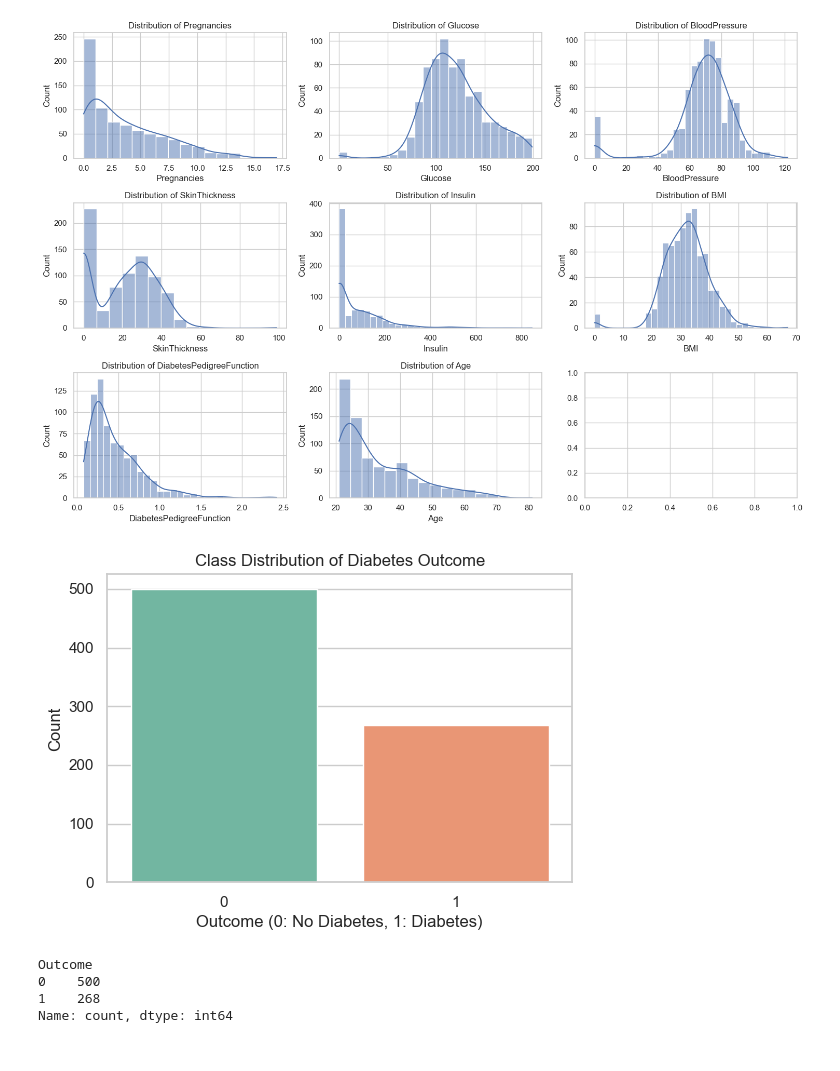
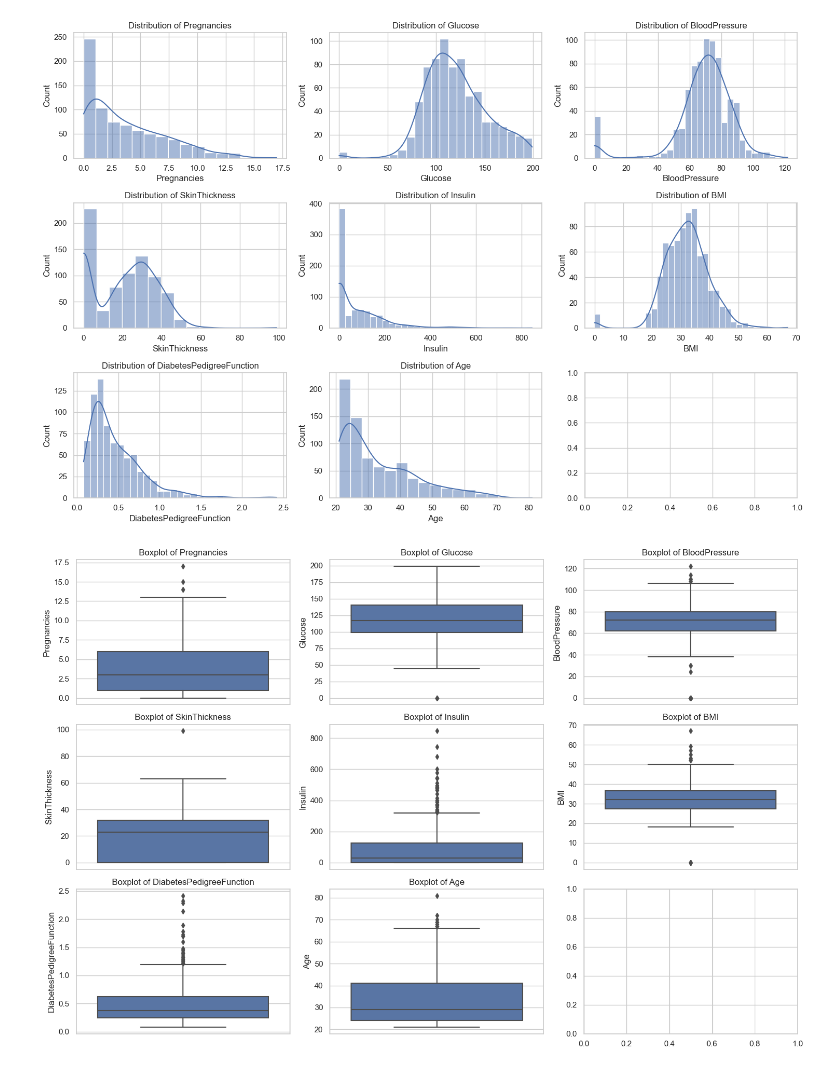
Before and after one commit to Hasmire/Lab-Exercise-2-Decision-Trees, a Jupyter notebook: v2.ipynb, the cells around one changed output. Saved outputs shown, nothing was run; the diff lists cells and outputs as text; code cells hidden in the pictures.

```diff
--- a/v2.ipynb
+++ b/v2.ipynb
@@ -72,46 +72,27 @@ plt.show()
 # %% [output]
 [figure]
 # %%
-# # Create a figure and axis for the subplots
-# fig, axes = plt.subplots(nrows=3, ncols=3, figsize=(15, 10))
+# Create a figure and axis for the subplots
+fig, axes = plt.subplots(nrows=3, ncols=3, figsize=(15, 10))
 
-# # Flatten the 2D axes array for easier indexing
-# axes = axes.flatten()
+# Flatten the 2D axes array for easier indexing
+axes = axes.flatten()
 
-# # Loop through each column (excluding the 'Outcome' column)
-# for i, column in enumerate(df.columns):
-#     # Exclude the 'Outcome' column
-#     if column != 'Outcome':
-#         # Create a boxplot for the current column
-#         sns.boxplot(data=df, y=column, ax=axes[i])
-#         axes[i].set_title(f'Boxplot of {column}')
+# Loop through each column (excluding the 'Outcome' column)
+for i, column in enumerate(df.columns):
+    # Exclude the 'Outcome' column
+    if column != 'Outcome':
+        # Create a boxplot for the current column
+        sns.boxplot(data=df, y=column, ax=axes[i])
+        axes[i].set_title(f'Boxplot of {column}')
 
-# # Adjust the layout to prevent overlap
-# plt.tight_layout()
+# Adjust the layout to prevent overlap
+plt.tight_layout()
 
-# # Show the plots
-# plt.show()
+# Show the plots
+plt.show()
+# %% [output]
+[figure, added]
-# %%
-# Calculate the class distribution
-class_distribution = df['Outcome'].value_counts()
-
-# Plot the class distribution
-sns.set(style="whitegrid")
-plt.figure(figsize=(6, 4))
-sns.countplot(x='Outcome', data=df, palette='Set2')
-plt.title('Class Distribution of Diabetes Outcome')
-plt.xlabel('Outcome (0: No Diabetes, 1: Diabetes)')
-plt.ylabel('Count')
-plt.show()
-
-# Print the class distribution counts
-print(class_distribution)
-# %% [output]
-[figure, removed]
-Outcome
-0    500
-1    268
-Name: count, dtype: int64
 # %%
 from sklearn.model_selection import train_test_split
 
```
Also changed, not shown: parts of 13 cells of this notebook, 2 other files.
